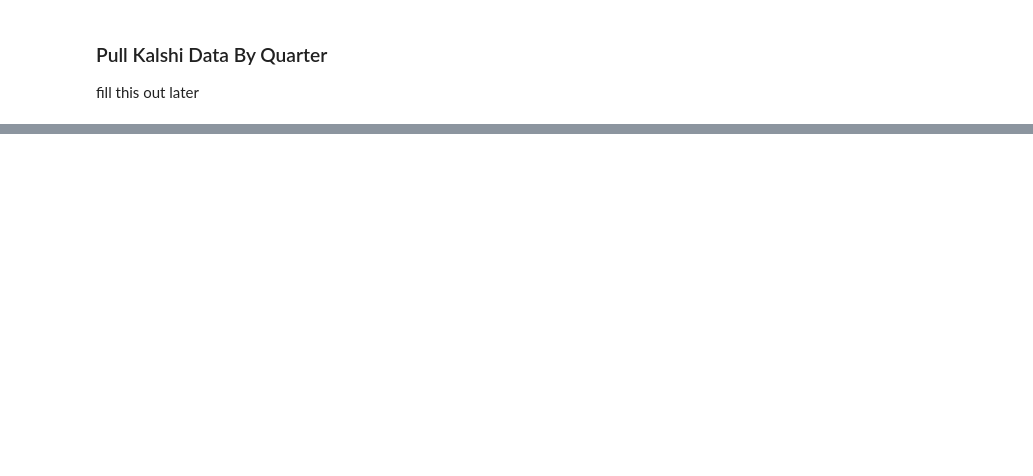
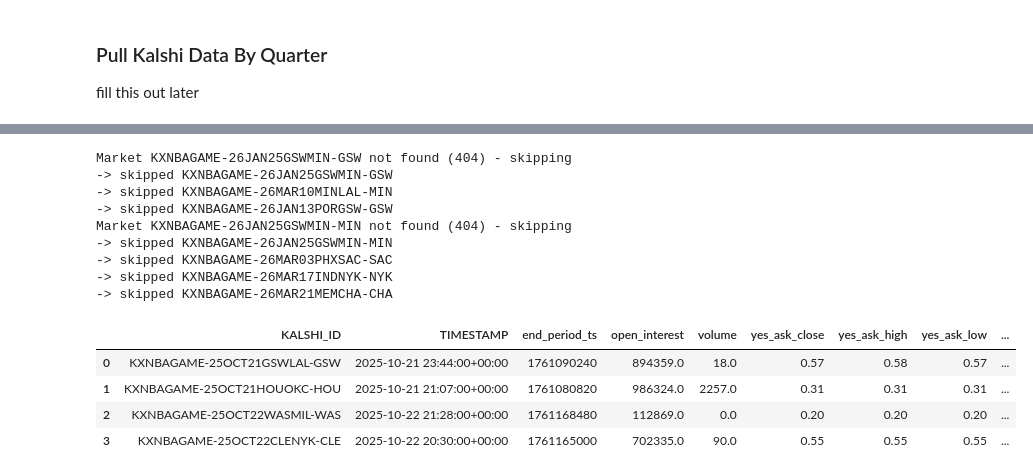
Before and after one commit to brad-hof/Milestone2, a Jupyter notebook: Notebooks/kalshi_data.ipynb, the cells around one changed output, grey strips where cells are left out. Drawn from its saved outputs; the diff is of its cells as text; code cells hidden in the pictures; blank space fills up the shorter version.

```diff
--- a/Notebooks/kalshi_data.ipynb
+++ b/Notebooks/kalshi_data.ipynb
@@ -316,6 +383,21 @@ kalshi_q2_prices.head(4)
 # %%
 # Takes about 20mins
-kalshi_q1_prices = kalshi_price_df_generator(q1_game_dict)
-kalshi_q1_prices.head(4)
+kalshi_q3_prices = kalshi_price_df_generator(q3_game_dict)
+kalshi_q3_prices.head(4)
+# %% [output]
+Market KXNBAGAME-26JAN25GSWMIN-GSW not found (404) - skipping
+-> skipped KXNBAGAME-26JAN25GSWMIN-GSW
+-> skipped KXNBAGAME-26MAR10MINLAL-MIN
+-> skipped KXNBAGAME-26JAN13PORGSW-GSW
+Market KXNBAGAME-26JAN25GSWMIN-MIN not found (404) - skipping
+-> skipped KXNBAGAME-26JAN25GSWMIN-MIN
+-> skipped KXNBAGAME-26MAR03PHXSAC-SAC
+-> skipped KXNBAGAME-26MAR17INDNYK-NYK
+-> skipped KXNBAGAME-26MAR21MEMCHA-CHA
+|  | KALSHI_ID | TIMESTAMP | end_period_ts | open_interest | volume | yes_ask_close | yes_ask_high | yes_ask_low | ... |
+| 0 | KXNBAGAME-25OCT21GSWLAL-GSW | 2025-10-21 23:44:00+00:00 | 1761090240 | 894359.0 | 18.0 | 0.57 | 0.58 | 0.57 | ... |
+| 1 | KXNBAGAME-25OCT21HOUOKC-HOU | 2025-10-21 21:07:00+00:00 | 1761080820 | 986324.0 | 2257.0 | 0.31 | 0.31 | 0.31 | ... |
+| 2 | KXNBAGAME-25OCT22WASMIL-WAS | 2025-10-22 21:28:00+00:00 | 1761168480 | 112869.0 | 0.0 | 0.20 | 0.20 | 0.20 | ... |
+| 3 | KXNBAGAME-25OCT22CLENYK-CLE | 2025-10-22 20:30:00+00:00 | 1761165000 | 702335.0 | 90.0 | 0.55 | 0.55 | 0.55 | ... |
 # %%
 # Takes about 20mins
```
Also changed, not shown: parts of 14 cells of this notebook, 10 other files.
